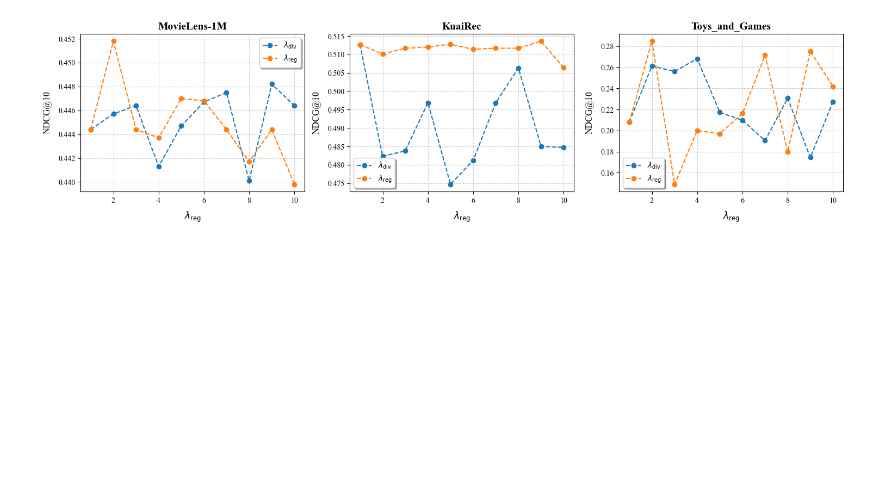
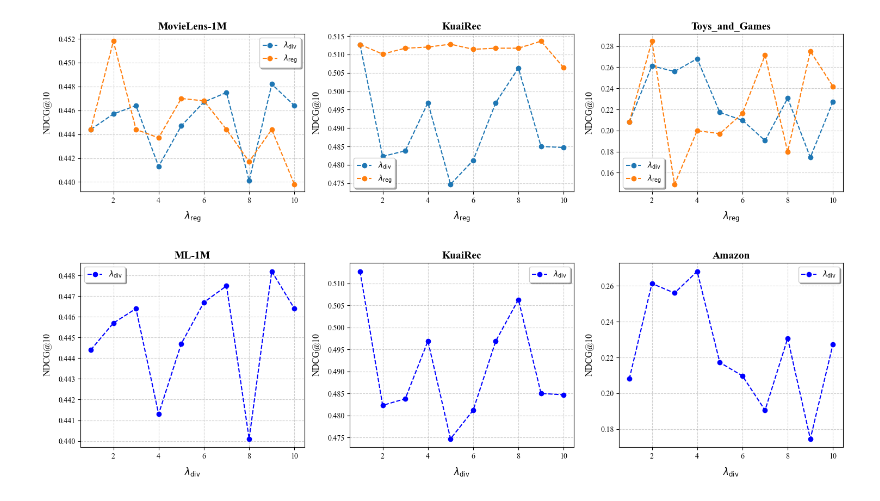
Before and after one commit to NoyeArk/graduation_design, a Jupyter notebook: ipynb/hyperparameter_draw.ipynb, the cells around one changed output. Cells and saved outputs as stored; diff of their text form; code cells hidden in the pictures; blank space fills up the shorter version.

```diff
--- a/ipynb/hyperparameter_draw.ipynb
+++ b/ipynb/hyperparameter_draw.ipynb
@@ -82,11 +78,47 @@ plt.tight_layout()
 plt.show()
 # %% [output]
 [figure]
-# %%
-target_path = "../experiment/hyperparameter_learning/MovieLens-1M/div"
-
-for root, dirs, files in os.walk(target_path):
-    for dir_name in dirs:
-        if dir_name.endswith("ml-1m"):
-            new_name = dir_name.replace("ml-1m", "MovieLens-1M")
-            os.rename(os.path.join(root, dir_name), os.path.join(root, new_name))
+# %%
+import os
+import matplotlib.pyplot as plt
+
+base_path = "../experiment/hyperparameter_learning/"
+data_names = ['MovieLens-1M', "KuaiRec", "Toys_and_Games"]
+figure_name = ['ML-1M', 'KuaiRec', 'Amazon']
+types = ["div", 'reg']
+
+# 定义颜色
+type_colors = {"div": "blue", "reg": "red"}
+
+plt.figure(figsize=(15, 8))  # 调整图表整体大小
+
+for row, t in enumerate(types):  # 遍历每种类型
+    for col, data_name in enumerate(data_names):  # 遍历每个数据集
+        best_performances = []
+        checkpoint_dirs = [f"{base_path}{data_name}/{t}/ckpt_new_ensrec_{t}{i}_{data_name}" for i in range(1, 11)]
+
+        for checkpoint_dir in checkpoint_dirs:
+            files = []
+            for filename in os.listdir(checkpoint_dir):
+                filename = filename.split('_')
+                files.append((int(filename[0][5:]), float(filename[1][:-4])))
+            files.sort()
+            epochs, ndcgs = zip(*files)
+            best_performance = max(ndcgs)
+            best_performances.append(best_performance)
+
+        # 设置子图位置：第一行是 type="div"，第二行是 type="reg"
+        plt.subplot(2, len(data_names), row * len(data_names) + col + 1)
+        plt.plot(range(1, 11), best_performances[-10:], marker='o', markersize=6, label=f"$\\lambda_{{\\mathrm{{{t}}}}}$", linestyle='--', linewidth=1.5, color=type_colors[t])
+        plt.title(figure_name[col], fontsize=14, fontweight='bold')  # 设置标题字体大小和加粗
+        plt.xlabel(f"$\\lambda_{{\\mathrm{{{t}}}}}$", fontsize=12, labelpad=8)  # 使用通用标签
+        plt.ylabel('NDCG@10', fontsize=12, labelpad=8)
+        plt.grid(alpha=0.6, linestyle='--')  # 设置网格线透明度和样式
+        plt.legend(fontsize=10, loc='best', frameon=True, shadow=True)  # 美化图例
+    break
+
+# 调整整体布局
+plt.tight_layout()
+plt.show()
+# %% [output]
+[figure, added]
```
Also changed, not shown: parts of 1 cell of this notebook, 10 other files.
